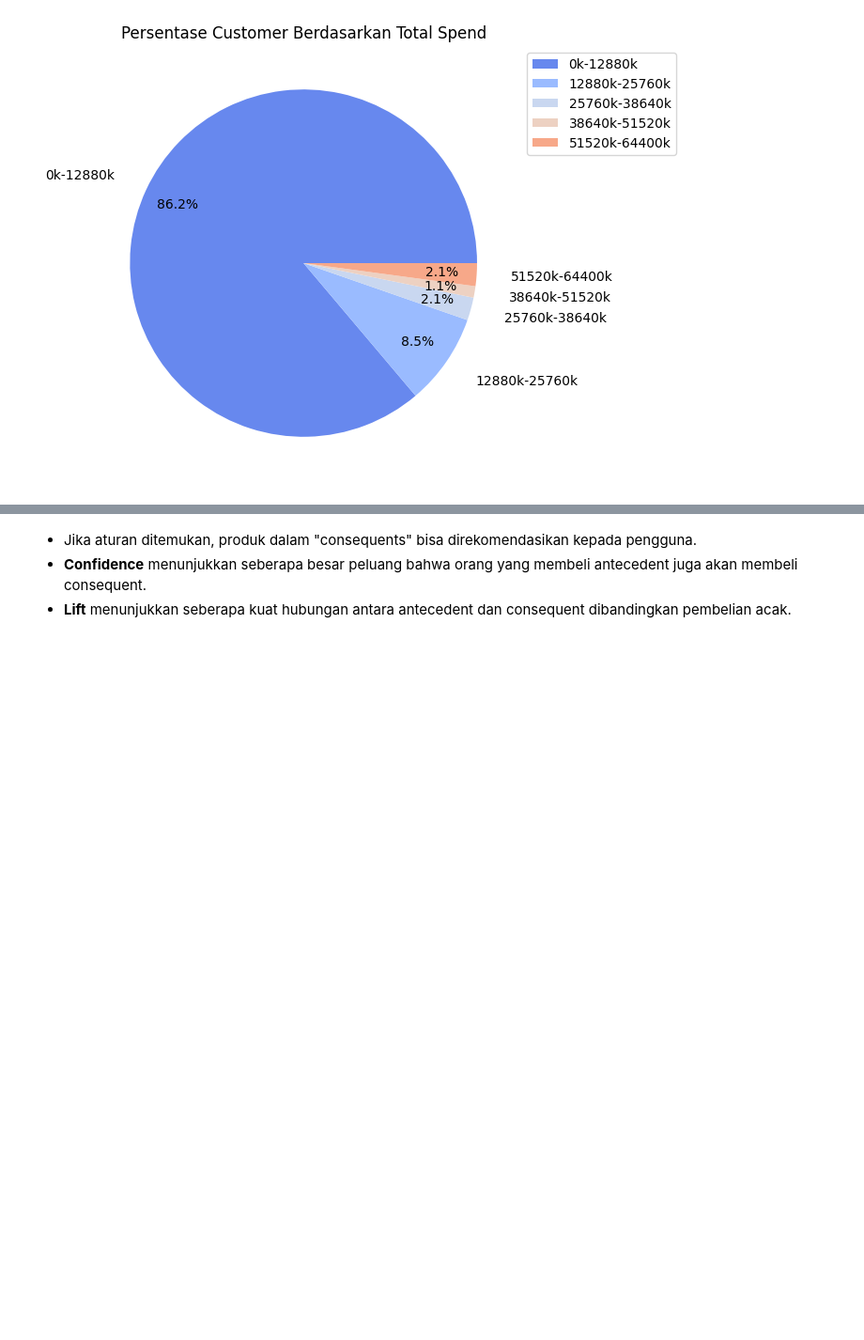
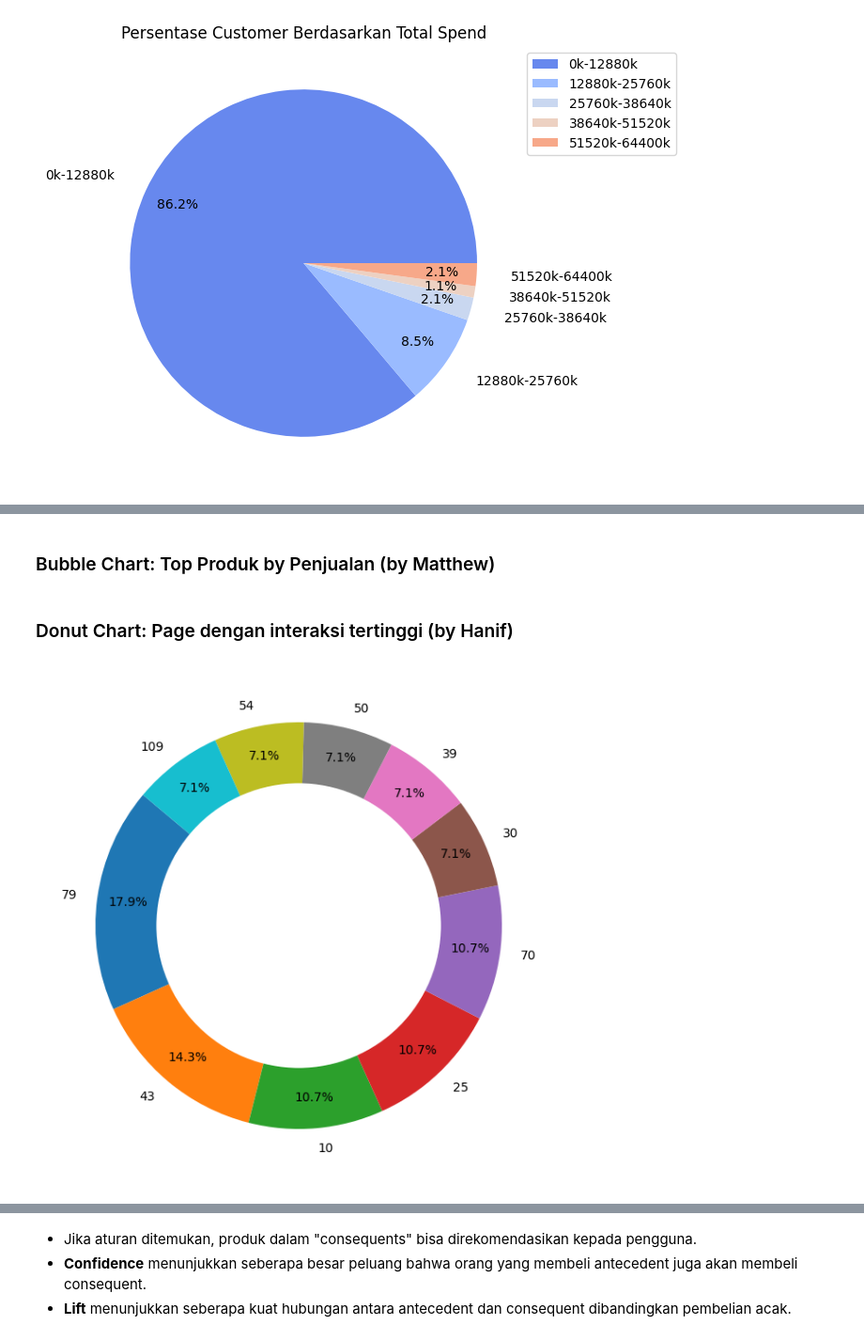
Before and after one commit to Leo42night/uas-data-mining, a Jupyter notebook: notebook.ipynb, the cells around one changed output, grey strips where cells are left out. Shown: that part at 94% size. Cells and saved outputs as stored; diff of their text form; code cells hidden in the pictures; blank space fills up the shorter version.

```diff
--- a/notebook.ipynb
+++ b/notebook.ipynb
@@ -331,0 +263,2 @@ plt.show()
+# %%
+order_meta = pd.read_csv("csv/order_meta.csv", sep=";")
@@ -331,0 +597,5 @@ plt.show()
+# %%
+# Filter baris dengan meta_key '_wc_order_attribution_session_pages'
+page_data = order_meta[order_meta["meta_key"] == "_wc_order_attribution_session_pages"]
+display(page_data.head())
+page_data.shape
@@ -331,0 +622,14 @@ plt.show()
+# %%
+# Hitung jumlah interaksi tiap halaman
+page_counts = page_data["meta_value"].value_counts().reset_index()
+page_counts.columns = ["page", "interaction_count"]
+page_counts.sort_values("interaction_count", ascending=False)
+display(page_counts.head())
+display(page_counts.shape)
+
+# Ambil 10 page teratas
+top_pages = page_counts.head(10).copy()
+
+# Hitung total interaksi untuk persentase
+total_interactions = top_pages["interaction_count"].sum()
+top_pages["percentage"] = (top_pages["interaction_count"] / total_interactions) * 100
@@ -823,0 +949,2 @@ matched_rules_v2.head()
+# %% [markdown]
+### Bubble Chart: Top Produk by Penjualan (by Matthew)
@@ -823,0 +1031,19 @@ matched_rules_v2.head()
+# %% [markdown]
+### Donut Chart: Page dengan interaksi tertinggi (by Hanif)
+# %%
+# Buat donut chart
+fig, ax = plt.subplots(figsize=(6, 6))
+wedges, texts, autotexts = ax.pie(
+    top_pages["percentage"],
+    labels=top_pages["page"],
+    autopct='%1.1f%%',
+    startangle=140,
+    pctdistance=0.85
+)
+
+# Tambahkan lubang di tengah (donut hole)
+centre_circle = plt.Circle((0, 0), 0.70, fc='white')
+ax.add_artist(centre_circle)
+plt.tight_layout() # menyesuaikan letak subplot: tidak bertumpuk atau terlalu rapat
+# %% [output]
+[figure, added]
```
Also changed, not shown: parts of 151 cells of this notebook, 23 other files.
